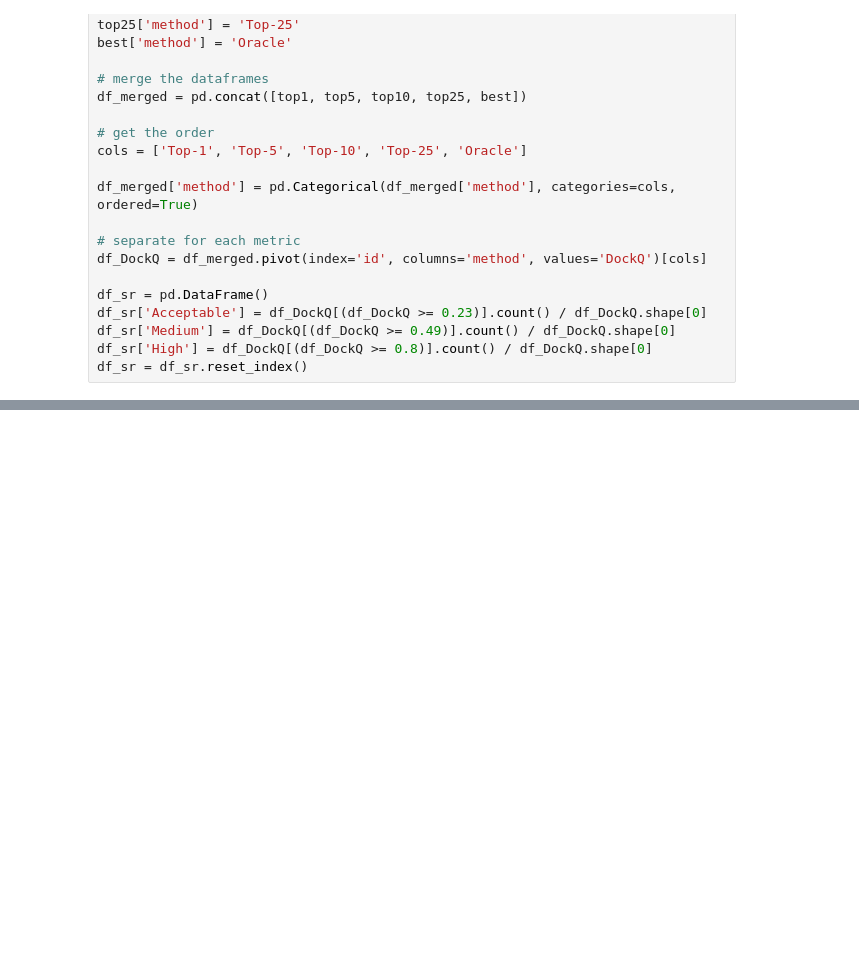
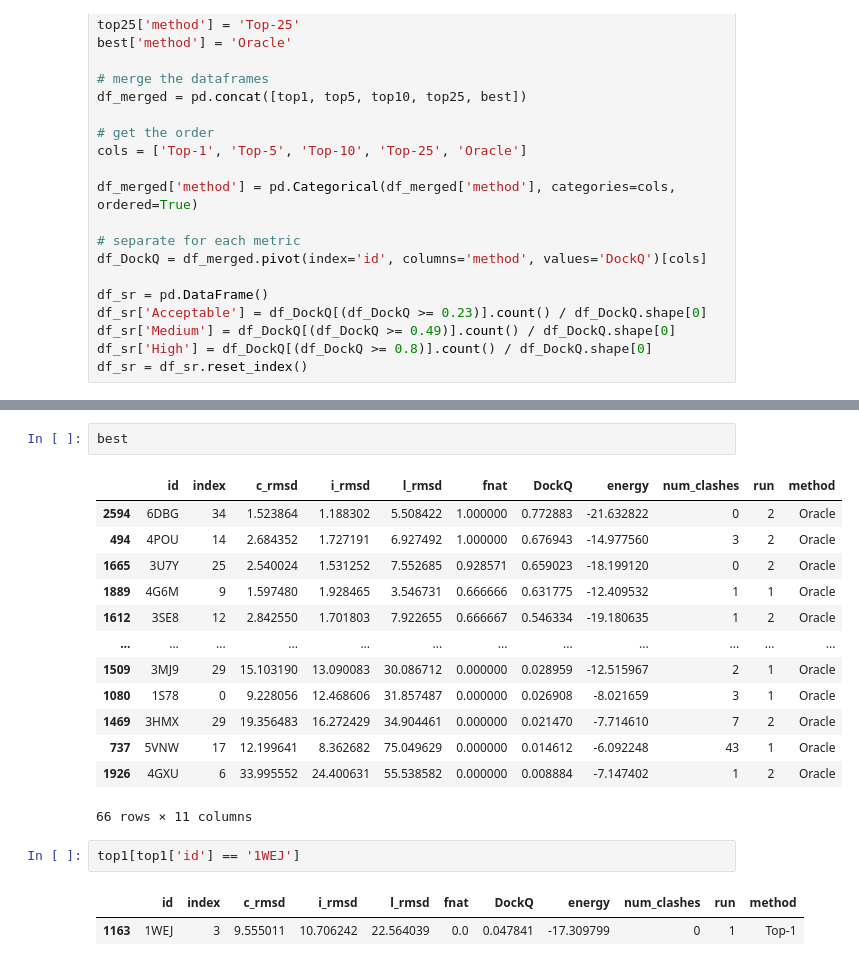
Before and after one commit to Graylab/DFMDock, a Jupyter notebook: scripts/notebooks/plot.ipynb, the cells around one changed output, grey strips where cells are left out. Cells and saved outputs as stored; diff of their text form; blank space fills up the shorter version.

```diff
--- a/scripts/notebooks/plot.ipynb
+++ b/scripts/notebooks/plot.ipynb
@@ -118,0 +121,21 @@ plt.show()
+# %%
+best
+# %% [output]
+|  | id | index | c_rmsd | i_rmsd | l_rmsd | fnat | DockQ | energy | num_clashes | run | method |
+| 2594 | 6DBG | 34 | 1.523864 | 1.188302 | 5.508422 | 1.000000 | 0.772883 | -21.632822 | 0 | 2 | Oracle |
+| 494 | 4POU | 14 | 2.684352 | 1.727191 | 6.927492 | 1.000000 | 0.676943 | -14.977560 | 3 | 2 | Oracle |
+| 1665 | 3U7Y | 25 | 2.540024 | 1.531252 | 7.552685 | 0.928571 | 0.659023 | -18.199120 | 0 | 2 | Oracle |
+| 1889 | 4G6M | 9 | 1.597480 | 1.928465 | 3.546731 | 0.666666 | 0.631775 | -12.409532 | 1 | 1 | Oracle |
+| 1612 | 3SE8 | 12 | 2.842550 | 1.701803 | 7.922655 | 0.666667 | 0.546334 | -19.180635 | 1 | 2 | Oracle |
+| ... | ... | ... | ... | ... | ... | ... | ... | ... | ... | ... | ... |
+| 1509 | 3MJ9 | 29 | 15.103190 | 13.090083 | 30.086712 | 0.000000 | 0.028959 | -12.515967 | 2 | 1 | Oracle |
+| 1080 | 1S78 | 0 | 9.228056 | 12.468606 | 31.857487 | 0.000000 | 0.026908 | -8.021659 | 3 | 1 | Oracle |
+| 1469 | 3HMX | 29 | 19.356483 | 16.272429 | 34.904461 | 0.000000 | 0.021470 | -7.714610 | 7 | 2 | Oracle |
+| 737 | 5VNW | 17 | 12.199641 | 8.362682 | 75.049629 | 0.000000 | 0.014612 | -6.092248 | 43 | 1 | Oracle |
+| 1926 | 4GXU | 6 | 33.995552 | 24.400631 | 55.538582 | 0.000000 | 0.008884 | -7.147402 | 1 | 2 | Oracle |
+66 rows × 11 columns
+# %%
+top1[top1['id'] == '1WEJ']
+# %% [output]
+|  | id | index | c_rmsd | i_rmsd | l_rmsd | fnat | DockQ | energy | num_clashes | run | method |
+| 1163 | 1WEJ | 3 | 9.555011 | 10.706242 | 22.564039 | 0.0 | 0.047841 | -17.309799 | 0 | 1 | Top-1 |
```
Also changed, not shown: parts of 3 cells of this notebook, 3 other files.
